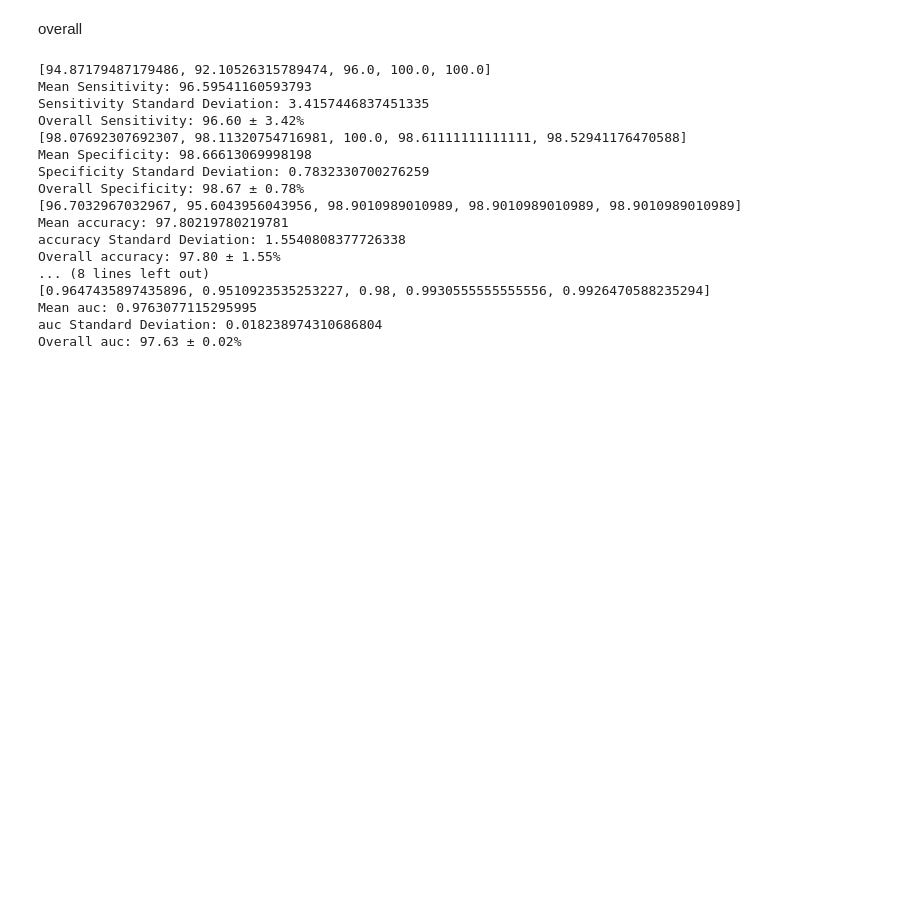
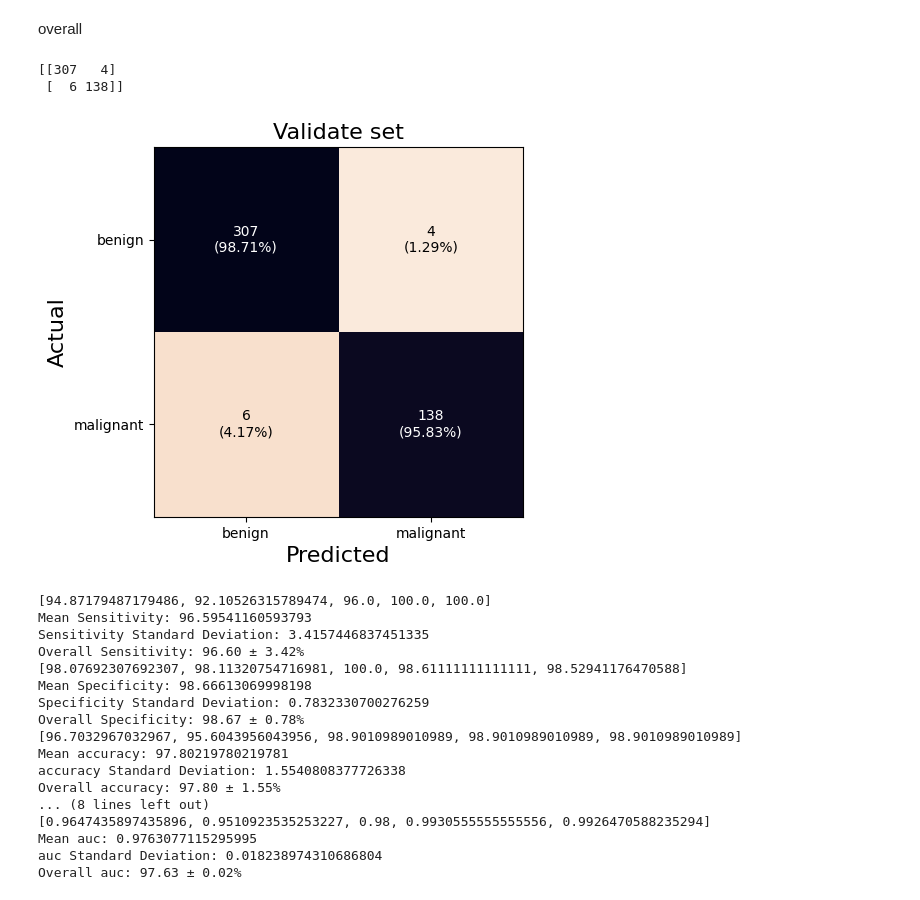
Before and after one commit to 6410615139/Project_Cancer, a Jupyter notebook: logisticregression/lr1.ipynb, the cells around one changed output. Drawn from its saved outputs; the diff is of its cells as text; code cells hidden in the pictures; blank space fills up the shorter version.

```diff
--- a/logisticregression/lr1.ipynb
+++ b/logisticregression/lr1.ipynb
@@ -2472,5 +2671,44 @@ AUC test: 0.9671
 # %% [markdown]
 overall
+# %%
+test_split1 = np.array([[51, 1], [2, 37]])
+test_split2 = np.array([[52, 1], [3, 35]])
+test_split3 = np.array([[66, 0], [1, 24]])
+test_split4 = np.array([[71, 1], [0, 19]])
+test_split5 = np.array([[67, 1], [0, 23]])
+# %%
+overall_test = test_split1 + test_split2 + test_split3 + test_split4 + test_split5
+print(overall_test)
+# %% [output]
+[[307   4]
+ [  6 138]]
+# %%
+# plot confusion matrix
+class_names = ['benign','malignant']
+# Normalize confusion matrix to percentage
+cm_norm_test = overall_test.astype('float') / overall_test.sum(axis=1)[:, np.newaxis]
+# Create plot
+fig, ax = plt.subplots()
+im = ax.imshow(cm_norm_test, interpolation='nearest', cmap="rocket_r")
+ax.grid(False)
+# Add labels
+ax.set(xticks=np.arange(cm_norm_test.shape[1]),
+       yticks=np.arange(cm_norm_test.shape[0]),
+       xticklabels=class_names, yticklabels=class_names)
+ax.set_title("Validate set", fontsize=16)
+ax.set_ylabel('Actual', fontsize=16)
+ax.set_xlabel('Predicted', fontsize=16)
+# Add percentage and count values inside plot
+thresh = cm_norm_test.max() / 2.
+for i in range(cm_norm_test.shape[0]):
+    for j in range(cm_norm_test.shape[1]):
+        ax.text(j, i, '''{}\n({:.2f}%)'''.format(overall_test[i,j], cm_norm_test[i, j]*100),
+                ha="center", va="center",
+                color="white" if cm_norm_test[i, j] > thresh else "black")
+# Show plot
+plt.show()
+# %% [output]
+[figure, added]
 # %%
 sensitivity_values = []
 
```
Also changed, not shown: parts of 6 cells of this notebook, 10 other files.
